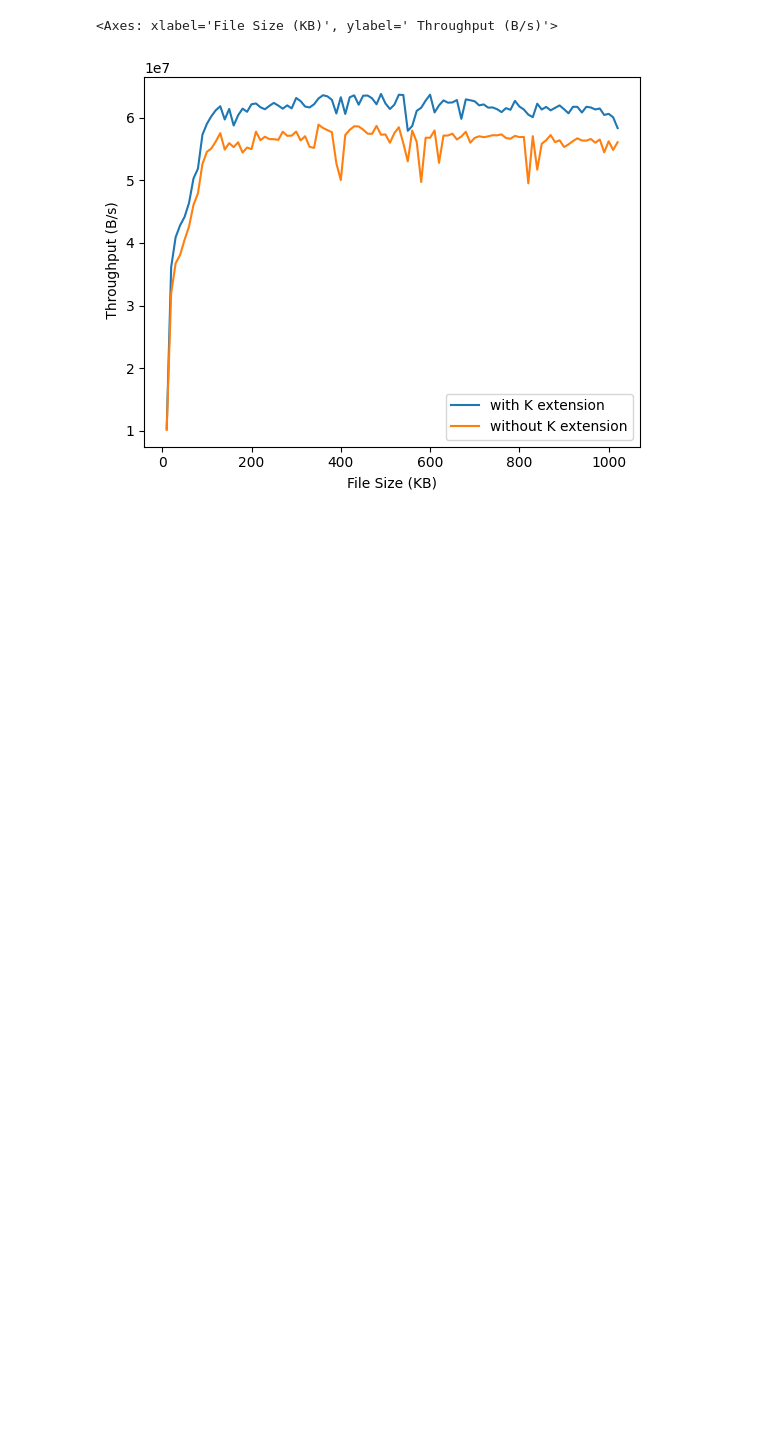
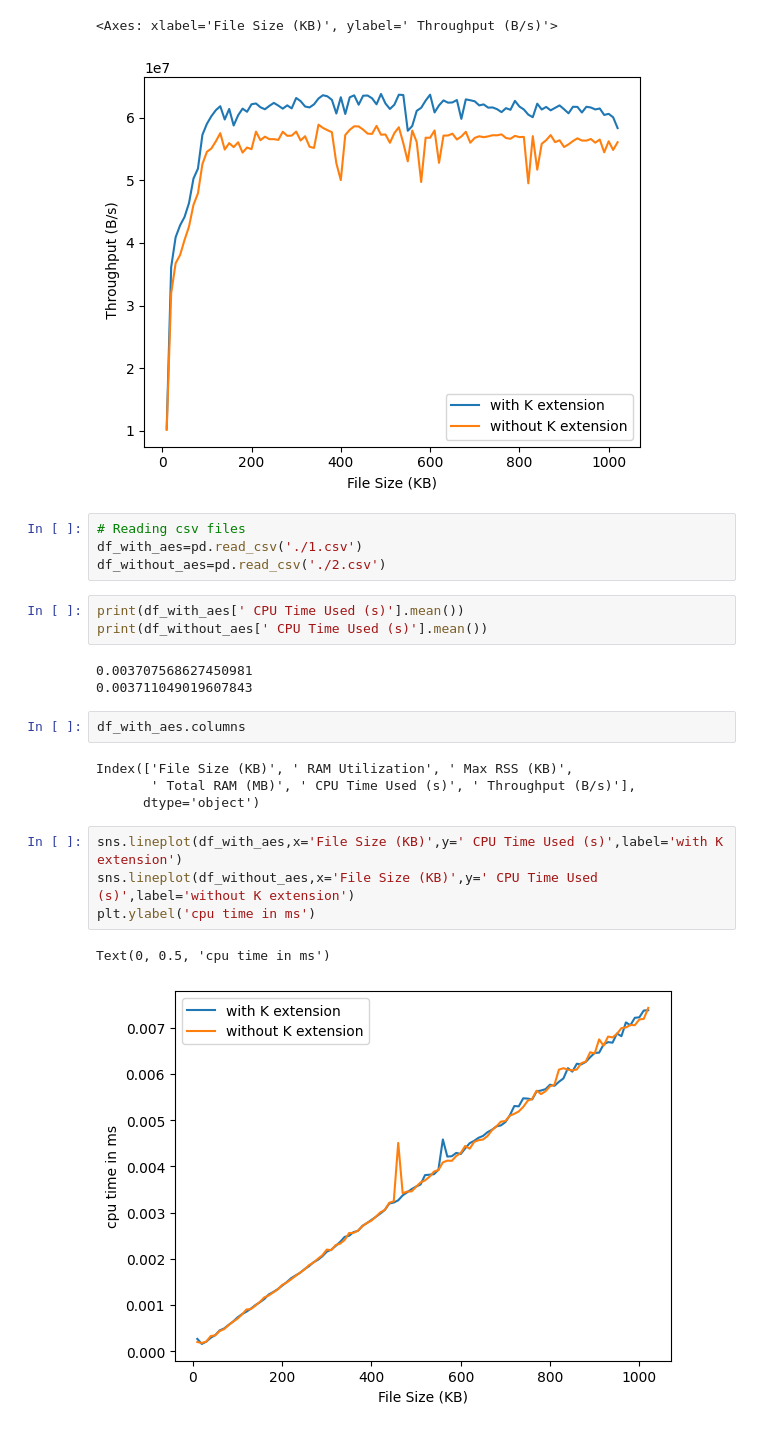
Before and after one commit to harshdabhi/riscv_project, a Jupyter notebook: visualisation.ipynb, the cells around one changed output. Drawn from its saved outputs; the diff is of its cells as text; blank space fills up the shorter version.

```diff
--- a/visualisation.ipynb
+++ b/visualisation.ipynb
@@ -51,3 +51,26 @@ sns.lineplot(df_without,x='File Size (KB)',y=' Throughput (B/s)',label='without
 # %% [output]
 <Axes: xlabel='File Size (KB)', ylabel=' Throughput (B/s)'>
 [figure]
+# %%
+# Reading csv files
+df_with_aes=pd.read_csv('./1.csv')
+df_without_aes=pd.read_csv('./2.csv')
+# %%
+print(df_with_aes[' CPU Time Used (s)'].mean())
+print(df_without_aes[' CPU Time Used (s)'].mean())
+# %% [output]
+0.003707568627450981
+0.003711049019607843
+# %%
+df_with_aes.columns
+# %% [output]
+Index(['File Size (KB)', ' RAM Utilization', ' Max RSS (KB)',
+       ' Total RAM (MB)', ' CPU Time Used (s)', ' Throughput (B/s)'],
+      dtype='object')
+# %%
+sns.lineplot(df_with_aes,x='File Size (KB)',y=' CPU Time Used (s)',label='with K extension')
+sns.lineplot(df_without_aes,x='File Size (KB)',y=' CPU Time Used (s)',label='without K extension')
+plt.ylabel('cpu time in ms')
+# %% [output]
+Text(0, 0.5, 'cpu time in ms')
+[figure, added]
```
Also changed, not shown: parts of 1 cell of this notebook, 20 other files.
